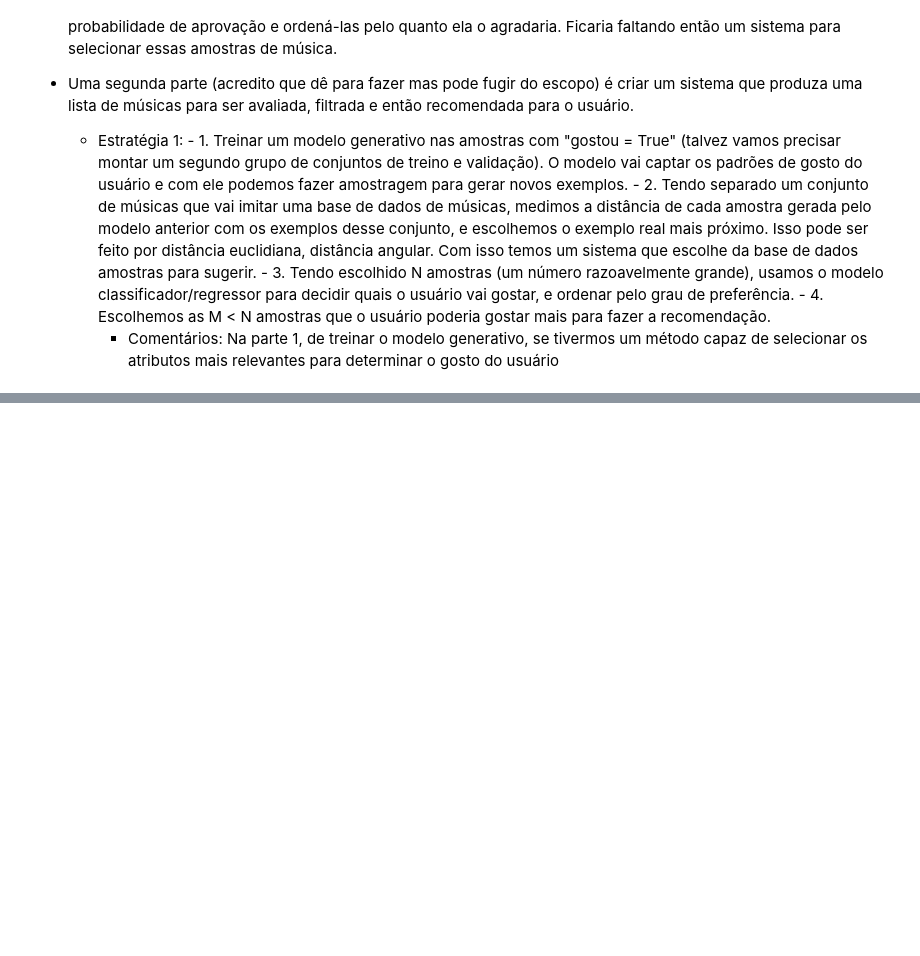
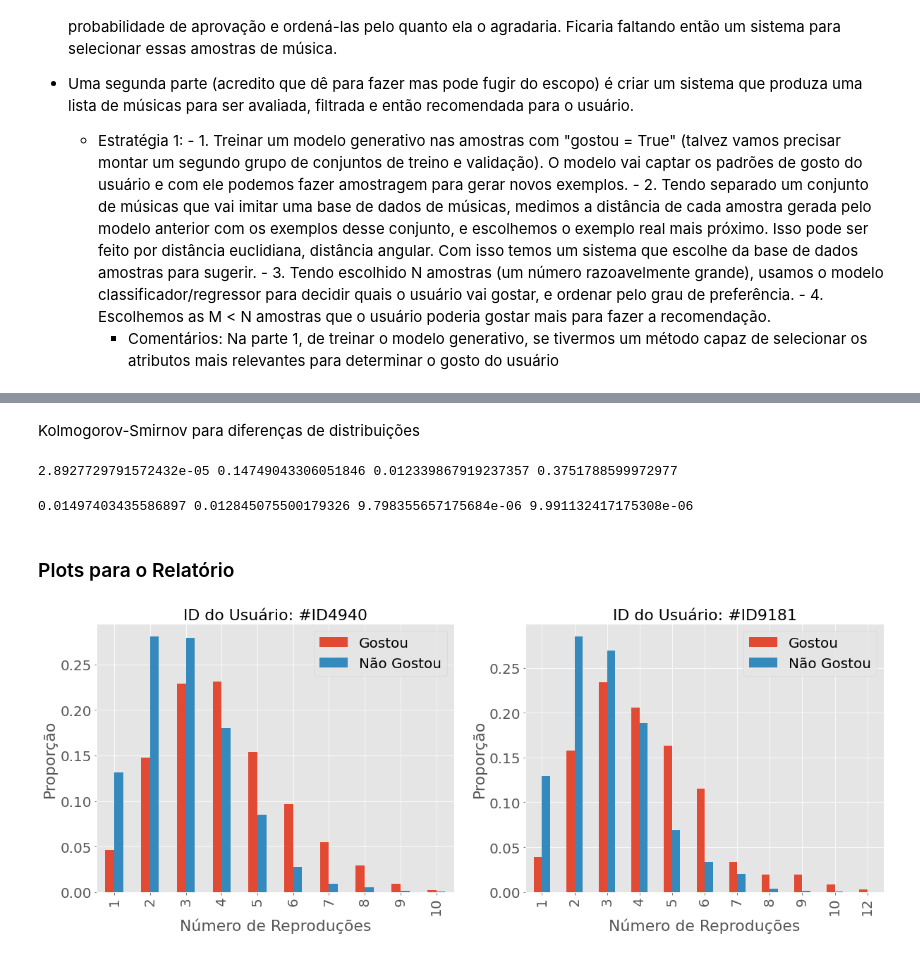
Before and after one commit to PauloRodriguesJr/Projeto_AM_3Q21, a Jupyter notebook: Análise Exploratória.ipynb, the cells around one changed output, grey strips where cells are left out. Drawn from its saved outputs; the diff is of its cells as text; code cells hidden in the pictures; blank space fills up the shorter version.

```diff
--- a/Análise Exploratória.ipynb
+++ b/Análise Exploratória.ipynb
@@ -366,0 +475,2 @@ Isso pode ser refeito para o outro usuário.
+# %% [markdown]
+Kolmogorov-Smirnov para diferenças de distribuições
@@ -366,0 +479,77 @@ Isso pode ser refeito para o outro usuário.
+# %%
+USER = '#ID4940'
+user_data = get_user_data(USER, raw_data)
+user_data_liked = user_data[user_data['gostou'] == 1]
+user_data_disliked = user_data[user_data['gostou'] == 0]
+
+_, p_volmedio = ks_2samp(user_data_liked['VolMedio'], user_data_disliked['VolMedio'])
+_, p_duracao = ks_2samp(user_data_liked['duracao'], user_data_disliked['duracao'])
+_, p_pctcantada = ks_2samp(user_data_liked['PctCantada'], user_data_disliked['PctCantada'])
+_, p_pctrap = ks_2samp(user_data_liked['PctRap'], user_data_disliked['PctRap'])
+
+print(p_volmedio, p_duracao, p_pctcantada, p_pctrap)
+# %% [output]
+2.8927729791572432e-05 0.14749043306051846 0.012339867919237357 0.3751788599972977
+# %%
+USER = '#ID9181'
+user_data = get_user_data(USER, raw_data)
+user_data_liked = user_data[user_data['gostou'] == 1]
+user_data_disliked = user_data[user_data['gostou'] == 0]
+
+_, p_volmedio = ks_2samp(user_data_liked['VolMedio'], user_data_disliked['VolMedio'])
+_, p_duracao = ks_2samp(user_data_liked['duracao'], user_data_disliked['duracao'])
+_, p_pctcantada = ks_2samp(user_data_liked['PctCantada'], user_data_disliked['PctCantada'])
+_, p_pctrap = ks_2samp(user_data_liked['PctRap'], user_data_disliked['PctRap'])
+
+print(p_volmedio, p_duracao, p_pctcantada, p_pctrap)
+# %% [output]
+0.01497403435586897 0.012845075500179326 9.798355657175684e-06 9.991132417175308e-06
+# %% [markdown]
+### Plots para o Relatório
+# %%
+plt.style.use('ggplot')
+# %%
+fig, ax = plt.subplots(ncols = 2, figsize = (20, 7))
+
+# fig.suptitle("Histograma normalizado do número de reproduções para os grupos com curtida e sem curtida", fontsize = 15)
+fig.subplots_adjust(wspace = 0.2)
+
+USER = '#ID4940'
+user_data = get_user_data(USER, raw_data)
+user_data_liked = user_data[user_data['gostou'] == 1]
+user_data_disliked = user_data[user_data['gostou'] == 0]
+
+reproducao_disliked = {n: (user_data_disliked['n_reproducao'] == n).sum() / len(user_data_disliked) for n in user_data['n_reproducao'].unique()}
+reproducao_liked    = {n: (user_data_liked['n_reproducao'] == n).sum() / len(user_data_liked) for n in user_data['n_reproducao'].unique()}
+reproducao_df = pd.DataFrame({'Gostou': reproducao_liked.values(), 'Não Gostou': reproducao_disliked.values()}, index = reproducao_liked)
+reproducao_df = reproducao_df.sort_index()
+
+reproducao_df.plot(kind = 'bar', ax = ax[0])
+
+ax[0].set_ylabel("Proporção", fontsize = 22)
+ax[0].set_xlabel("Número de Reproduções", fontsize = 22)
+ax[0].set_title(f"ID do Usuário: {USER}", fontsize = 22)
+ax[0].legend(prop = {'size': 20})
+ax[0].tick_params(axis='both', which='major', labelsize=20)
+
+USER = '#ID9181'
+user_data = get_user_data(USER, raw_data)
+user_data_liked = user_data[user_data['gostou'] == 1]
+user_data_disliked = user_data[user_data['gostou'] == 0]
+
+reproducao_disliked = {n: (user_data_disliked['n_reproducao'] == n).sum() / len(user_data_disliked) for n in user_data['n_reproducao'].unique()}
+reproducao_liked    = {n: (user_data_liked['n_reproducao'] == n).sum() / len(user_data_liked) for n in user_data['n_reproducao'].unique()}
+reproducao_df = pd.DataFrame({'Gostou': reproducao_liked.values(), 'Não Gostou': reproducao_disliked.values()}, index = reproducao_liked)
+reproducao_df = reproducao_df.sort_index()
+
+reproducao_df.plot(kind = 'bar', ax = ax[1])
+
+ax[1].set_ylabel("Proporção", fontsize = 22)
+ax[1].set_xlabel("Número de Reproduções", fontsize = 22)
+ax[1].set_title(f"ID do Usuário: {USER}", fontsize = 22)
+ax[1].legend(prop = {'size': 20})
+ax[1].tick_params(axis='both', which='major', labelsize=20)
+
+fig.savefig("hist_n_reproducao.png", bbox_inches = 'tight')
+# %% [output]
+[figure, added]
```
Also changed, not shown: parts of 22 cells of this notebook, 6 other files.
